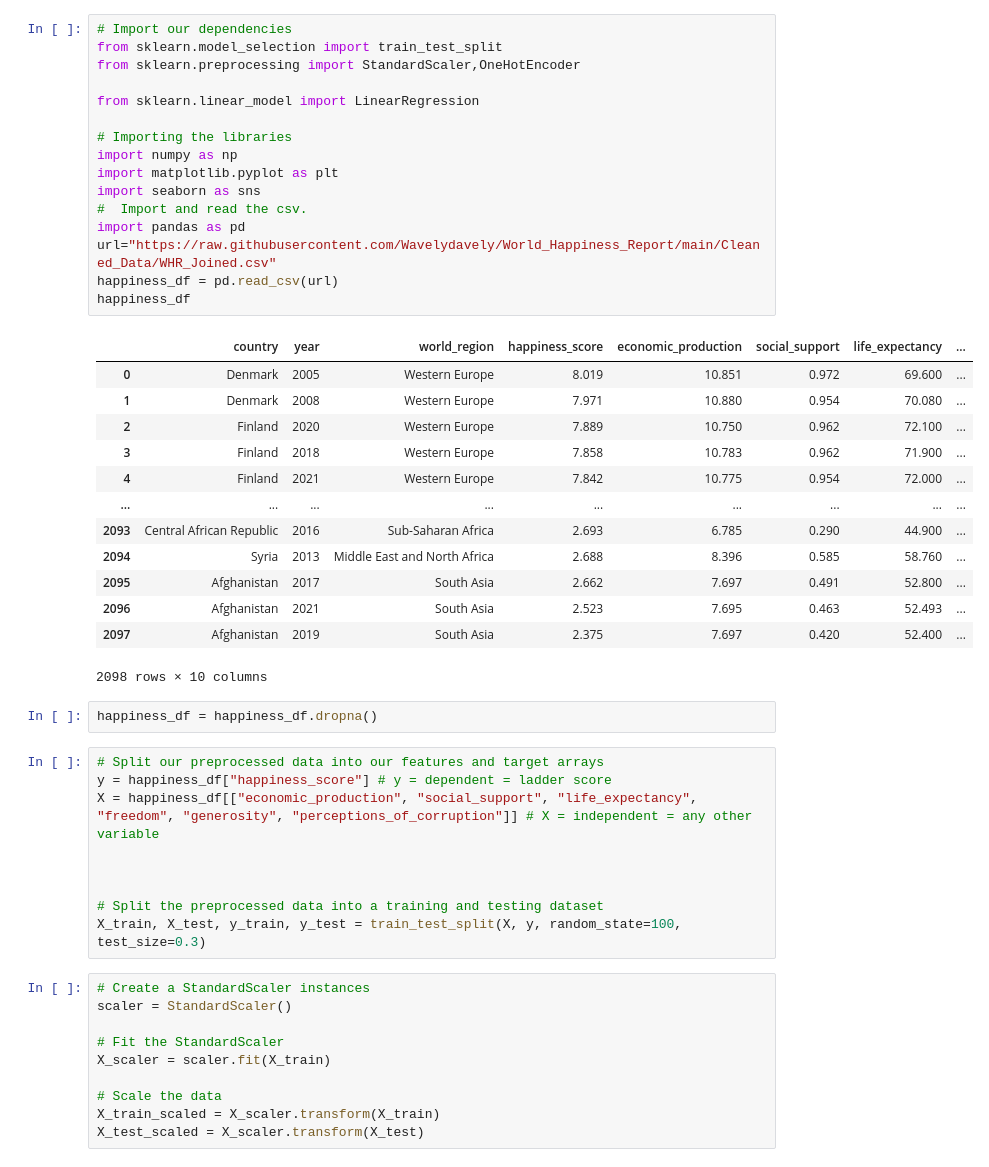
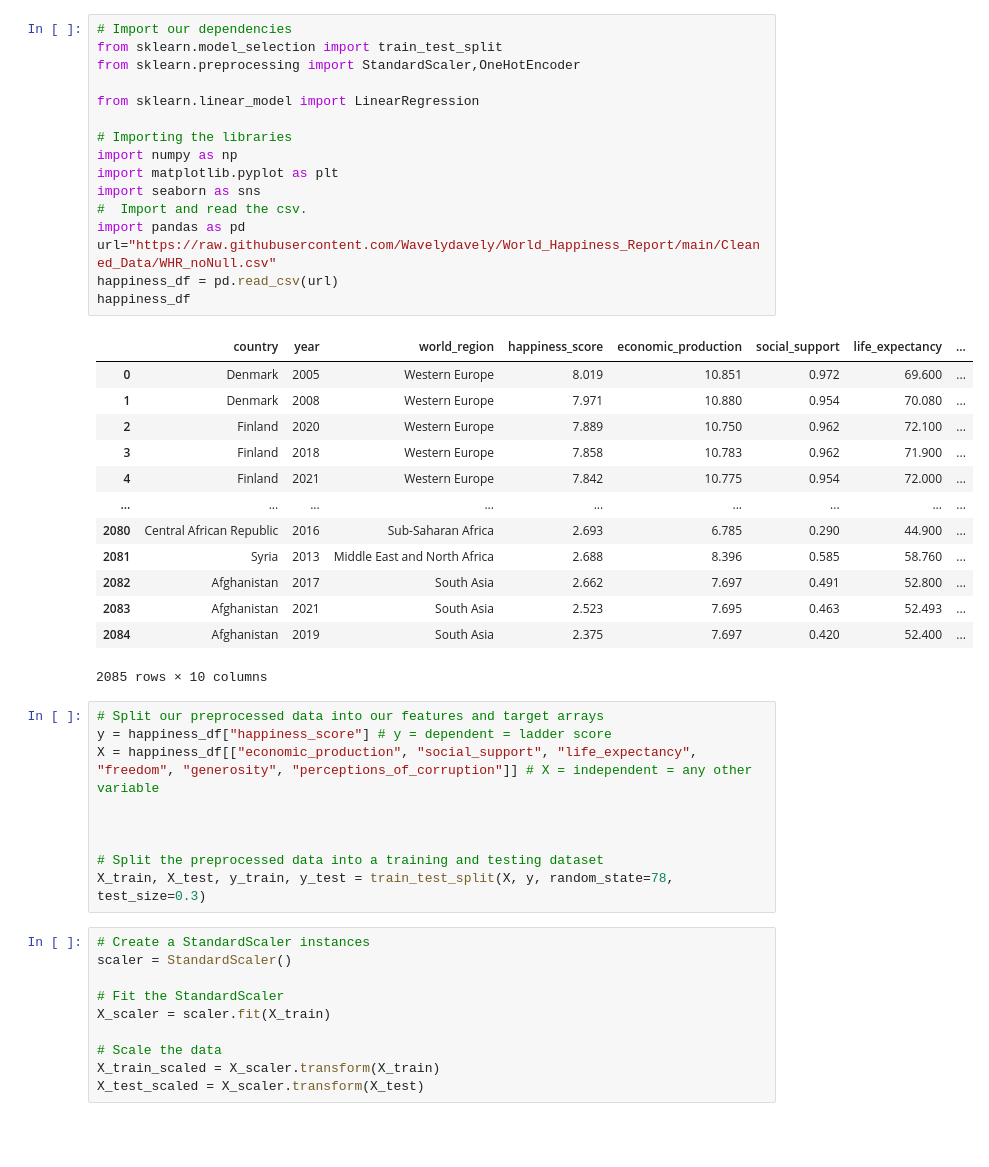
Before and after one commit to Wavelydavely/World_Happiness_Report, a Jupyter notebook: segment2final.ipynb, the cells around one changed output. Cells and saved outputs as stored; diff of their text form; blank space fills up the shorter version.

```diff
--- a/segment2final.ipynb
+++ b/segment2final.ipynb
@@ -1,35 +1,33 @@
 # %%
 # Import our dependencies
 from sklearn.model_selection import train_test_split
 from sklearn.preprocessing import StandardScaler,OneHotEncoder
 
 from sklearn.linear_model import LinearRegression
 
 # Importing the libraries
 import numpy as np
 import matplotlib.pyplot as plt
 import seaborn as sns
 #  Import and read the csv.
 import pandas as pd
-url="https://raw.githubusercontent.com/Wavelydavely/World_Happiness_Report/main/Cleaned_Data/WHR_Joined.csv"
+url="https://raw.githubusercontent.com/Wavelydavely/World_Happiness_Report/main/Cleaned_Data/WHR_noNull.csv"
 happiness_df = pd.read_csv(url)
 happiness_df
 # %% [output]
 |  | country | year | world_region | happiness_score | economic_production | social_support | life_expectancy | ... |
 | 0 | Denmark | 2005 | Western Europe | 8.019 | 10.851 | 0.972 | 69.600 | ... |
 | 1 | Denmark | 2008 | Western Europe | 7.971 | 10.880 | 0.954 | 70.080 | ... |
 | 2 | Finland | 2020 | Western Europe | 7.889 | 10.750 | 0.962 | 72.100 | ... |
 | 3 | Finland | 2018 | Western Europe | 7.858 | 10.783 | 0.962 | 71.900 | ... |
 | 4 | Finland | 2021 | Western Europe | 7.842 | 10.775 | 0.954 | 72.000 | ... |
 | ... | ... | ... | ... | ... | ... | ... | ... | ... |
-| 2093 | Central African Republic | 2016 | Sub-Saharan Africa | 2.693 | 6.785 | 0.290 | 44.900 | ... |
-| 2094 | Syria | 2013 | Middle East and North Africa | 2.688 | 8.396 | 0.585 | 58.760 | ... |
-| 2095 | Afghanistan | 2017 | South Asia | 2.662 | 7.697 | 0.491 | 52.800 | ... |
-| 2096 | Afghanistan | 2021 | South Asia | 2.523 | 7.695 | 0.463 | 52.493 | ... |
-| 2097 | Afghanistan | 2019 | South Asia | 2.375 | 7.697 | 0.420 | 52.400 | ... |
+| 2080 | Central African Republic | 2016 | Sub-Saharan Africa | 2.693 | 6.785 | 0.290 | 44.900 | ... |
+| 2081 | Syria | 2013 | Middle East and North Africa | 2.688 | 8.396 | 0.585 | 58.760 | ... |
+| 2082 | Afghanistan | 2017 | South Asia | 2.662 | 7.697 | 0.491 | 52.800 | ... |
+| 2083 | Afghanistan | 2021 | South Asia | 2.523 | 7.695 | 0.463 | 52.493 | ... |
+| 2084 | Afghanistan | 2019 | South Asia | 2.375 | 7.697 | 0.420 | 52.400 | ... |
-2098 rows × 10 columns
+2085 rows × 10 columns
-# %%
-happiness_df = happiness_df.dropna()
 # %%
 # Split our preprocessed data into our features and target arrays
 y = happiness_df["happiness_score"] # y = dependent = ladder score
@@ -38,7 +36,7 @@ X = happiness_df[["economic_production", "social_support", "life_expectancy", "f
 
 
 # Split the preprocessed data into a training and testing dataset
-X_train, X_test, y_train, y_test = train_test_split(X, y, random_state=100, test_size=0.3)
+X_train, X_test, y_train, y_test = train_test_split(X, y, random_state=78, test_size=0.3)
 # %%
 # Create a StandardScaler instances
 scaler = StandardScaler()
```
Also changed, not shown: parts of 32 cells of this notebook.
